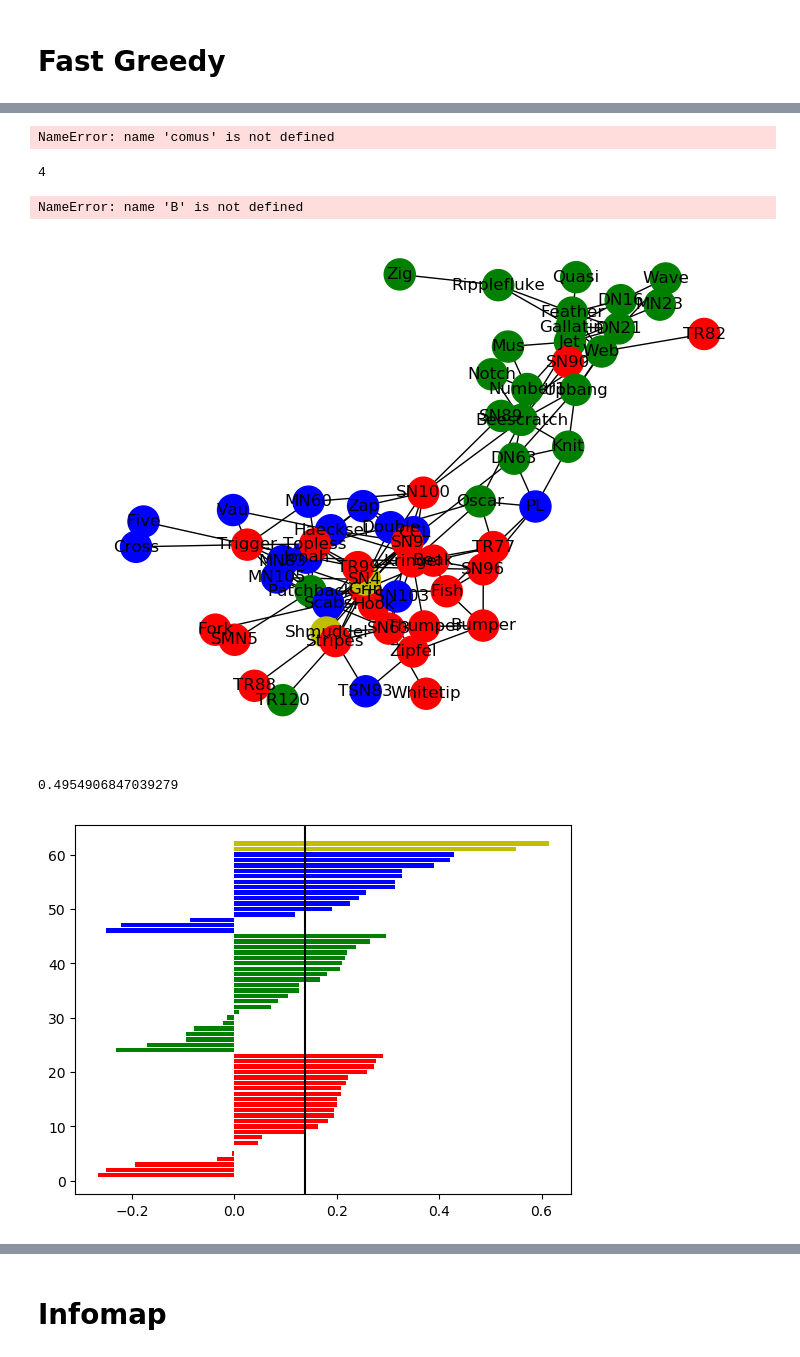
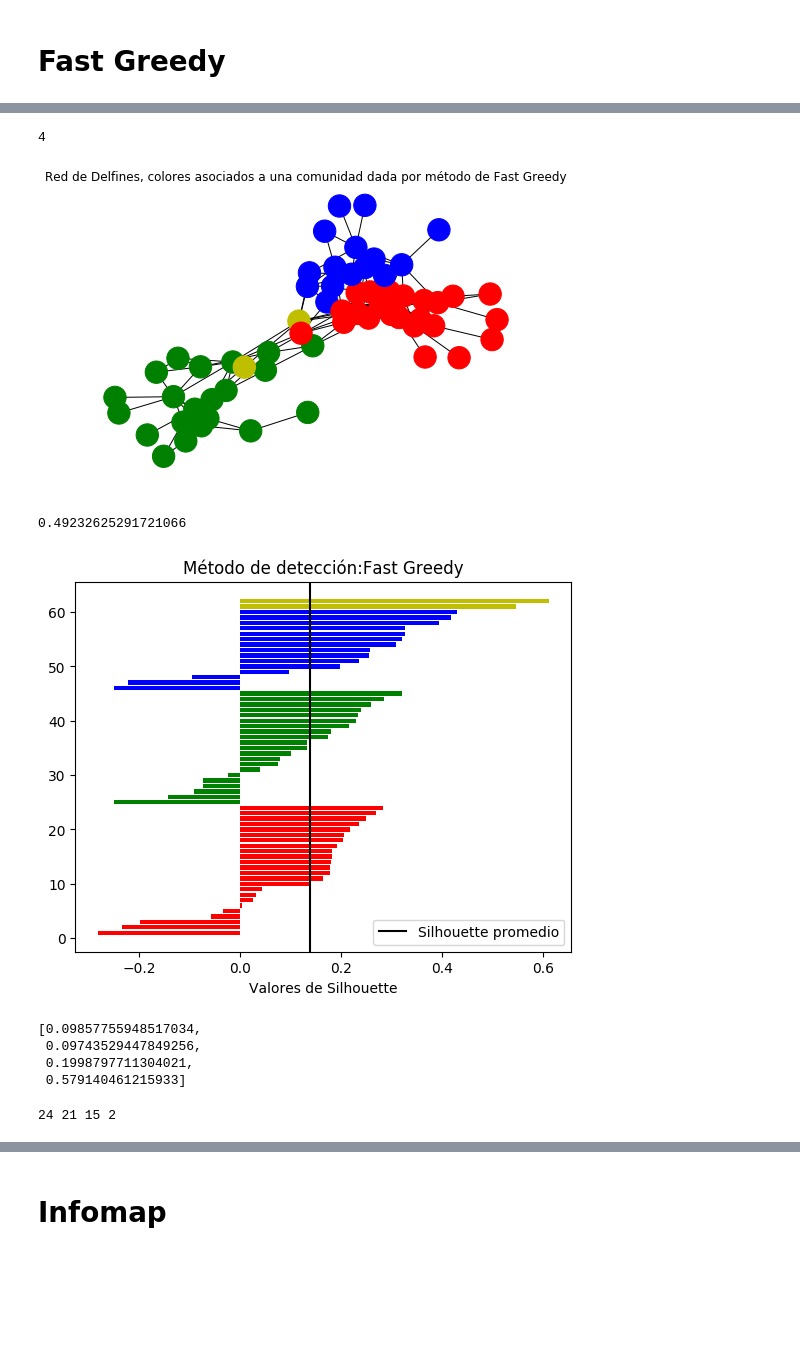
Before and after one commit to vms10/TPC3, a Jupyter notebook: tp3.ipynb, the cells around one changed output, grey strips where cells are left out. Saved outputs shown, nothing was run; the diff lists cells and outputs as text; code cells hidden in the pictures; blank space fills up the shorter version.

```diff
--- a/tp3.ipynb
+++ b/tp3.ipynb
@@ -482,0 +511,5 @@ plt.show()
+# %%
+Silhouette_L_xcluster=[]
+for i in range(len(SilL)):
+    Silhouette_L_xcluster.append(sum(SilL[i])/len(SilL[i]))
+Silhouette_L_xcluster
@@ -496,8 +587,6 @@ for j in comus:
     for i in j:
         a.append(i)
     B.append(a)
-# %% [output]
-NameError: name 'comus' is not defined
 # %%
 len(B)
 # %% [output]
@@ -512,26 +601,24 @@ for c in B:
 
     b+=1
 ClusterF=sorted(ClusterF) #para el grafo, el orden alfabetico es el de G.nodes
-# %% [output]
-NameError: name 'B' is not defined
 # %%
 dictF={}
 for i in ClusterF:
     dictF[i[0]]=i[1]
 # %%
-nx.draw(G,  with_labels=True,
+nx.draw(G,  with_labels=False,
         cmap=plt.get_cmap('plasma'),
         node_color=list(dictF.values()),
         node_size=500,
         alpha=1)
 plt.title("Red de Delfines, colores asociados a una comunidad dada por método de Fast Greedy")
 plt.show()
 # %% [output]
-[figure, old version]
+[figure, new version]
 # %%
 modularity(G,[cluster for cluster in B]) #Fastgreedy modularidad
 # %% [output]
-0.4954906847039279
+0.49232625291721066
 # %%
 SilF=Silhouette2(B,G)
 SilouF=[]
@@ -560,4 +647,18 @@ plt.xlabel("Valores de Silhouette")
 plt.title('Método de detección:Fast Greedy')
 plt.show()
 # %% [output]
-[figure, old version]
+[figure, new version]
+# %%
+Silhouette_FG_xcluster=[]
+for i in range(len(SilF)):
+    Silhouette_FG_xcluster.append(sum(SilF[i])/len(SilF[i]))
+Silhouette_FG_xcluster
+# %% [output]
+[0.09857755948517034,
+ 0.09743529447849256,
+ 0.1998797711304021,
+ 0.579140461215933]
+# %%
+print(len(SilF[0]),len(SilF[1]),len(SilF[2]),len(SilF[3]))
+# %% [output]
+24 21 15 2
```
Also changed, not shown: parts of 33 cells of this notebook.
